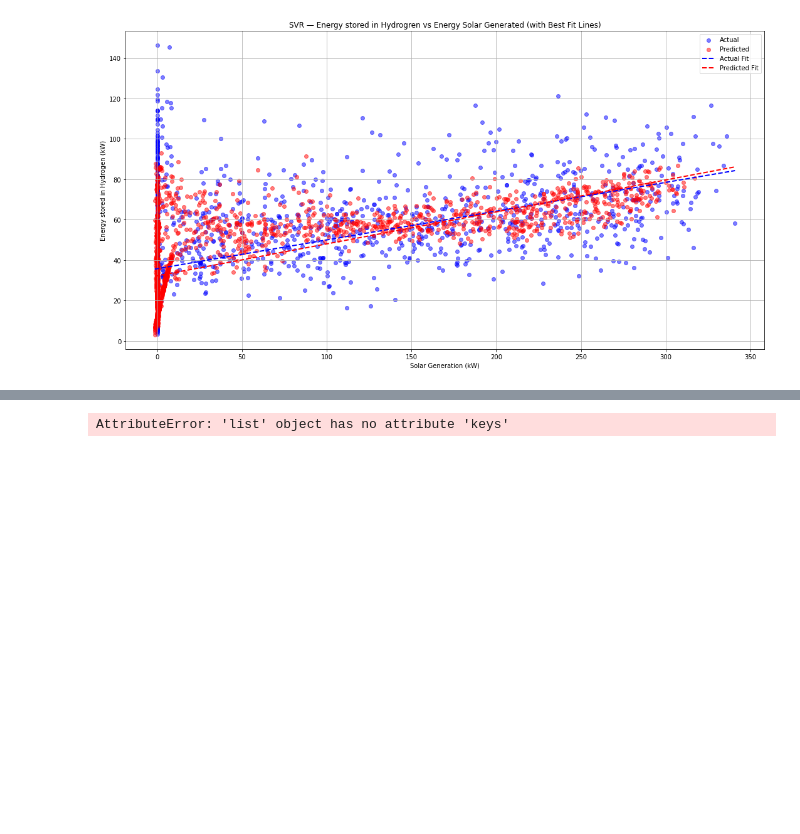
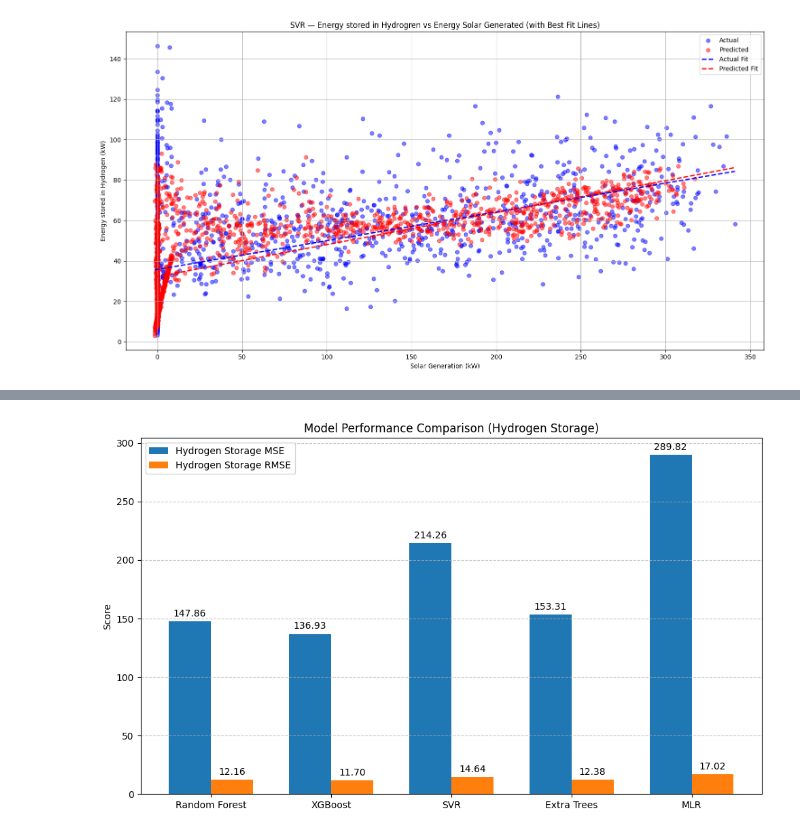
Before and after one commit to Longman-max/HydroGrid-AI, a Jupyter notebook: model.ipynb, the cells around one changed output, grey strips where cells are left out. Saved outputs shown, nothing was run; the diff lists cells and outputs as text; code cells hidden in the pictures; blank space fills up the shorter version.

```diff
--- a/model.ipynb
+++ b/model.ipynb
@@ -498,7 +579,9 @@ Coefficient of Determination (R²): This metric explains the proportion of varia
 models = {
     "Random Forest": RandomForestRegressor(n_estimators=100, random_state=42),
     "XGBoost": XGBRegressor(n_estimators=100, learning_rate=0.1, random_state=42, objective='reg:squarederror'),
-    "SVR": SVR(kernel='rbf', C=100, epsilon=0.1)
+    "SVR": SVR(kernel='rbf', C=100, epsilon=0.1),
+    "Extra Trees": ExtraTreesRegressor(n_estimators=100, random_state=42),
+    "MLR": LinearRegression()
 }
 
 # Initialize performance storage
@@ -536,6 +619,25 @@ for name, model in models.items():
 
 # Create and display results table
 results_df = pd.DataFrame(results)
+
+# Add LSTM results manually
+mse_lstm_load = mean_squared_error(y_load_test, lstm_load_preds)
+rmse_lstm_load = np.sqrt(mse_lstm_load)
+mse_lstm_solar = mean_squared_error(y_solar_test, lstm_solar_preds)
+rmse_lstm_solar = np.sqrt(mse_lstm_solar)
+
+results.append({
+    "Model": "LSTM",
+    "Hydrogen Storage MAE": lstm_load_mae,
+    "Hydrogen Storage R²": lstm_load_r2,
+    "Hydrogen Storage MSE": mse_lstm_load,
+    "Hydrogen storage RMSE": rmse_lstm_load,
+    "Solar Generated MAE": lstm_solar_mae,
+    "Solar Generated R²": lstm_solar_r2,
+    "Solar Generated MSE": mse_lstm_solar,
+    "Solar Generated RMSE": rmse_lstm_solar
+})
+
 print(results_df)
 # %% [output]
            Model  Hydrogen Storage MAE  Hydrogen Storage R²  \
@@ -663,40 +775,40 @@ SVM Load: Average MSE = 184.5218
 SVM Solar: Average MSE = 477.6480
 # %%
 # Prepare data for plotting
-model_names = list(results.keys())
-mse_values = [results[name]['MSE'] for name in model_names]
-rmse_values = [results[name]['RMSE'] for name in model_names]
+model_names = results_df['Model'].tolist()
+mse_values = results_df['Hydrogen Storage MSE'].tolist()
+rmse_values = results_df['Hydrogen storage RMSE'].tolist()
 
 x = np.arange(len(model_names))
 width = 0.35
 
 fig, ax = plt.subplots(figsize=(10, 6))
-rects1 = ax.bar(x - width/2, mse_values, width, label='MSE')
-rects2 = ax.bar(x + width/2, rmse_values, width, label='RMSE')
+rects1 = ax.bar(x - width/2, mse_values, width, label='Hydrogen Storage MSE')
+rects2 = ax.bar(x + width/2, rmse_values, width, label='Hydrogen Storage RMSE')
 
 # Add some text for labels, title and custom x-axis tick labels
 ax.set_ylabel('Score')
-ax.set_title('Model Performance Comparison (MSE and RMSE)')
+ax.set_title('Model Performance Comparison (Hydrogen Storage)')
 ax.set_xticks(x)
 ax.set_xticklabels(model_names)
 ax.legend()
 ax.grid(axis='y', linestyle='--', alpha=0.7)
 ax.set_ylim(bottom=0)
 
 def autolabel(rects):
     """Attach a text label above each bar in *rects*, displaying its height."""
     for rect in rects:
         height = rect.get_height()
         ax.annotate('%.2f' % height,
                     xy=(rect.get_x() + rect.get_width() / 2, height),
                     xytext=(0, 3),  # 3 points vertical offset
                     textcoords="offset points",
                     ha='center', va='bottom')
 
 autolabel(rects1)
 autolabel(rects2)
 
 fig.tight_layout()
 plt.show()
 # %% [output]
-AttributeError: 'list' object has no attribute 'keys'
+[figure, added]
```
Also changed, not shown: parts of 13 cells of this notebook.
